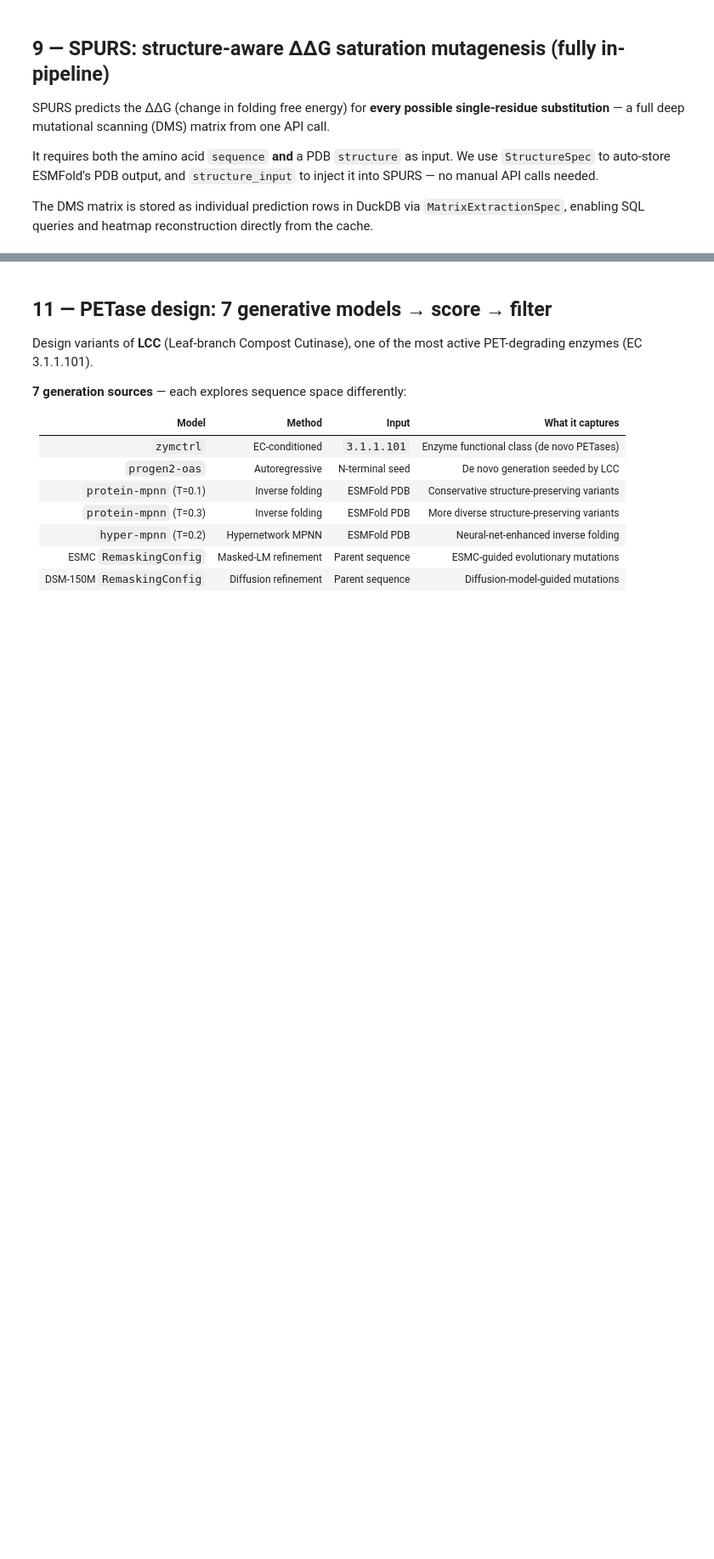
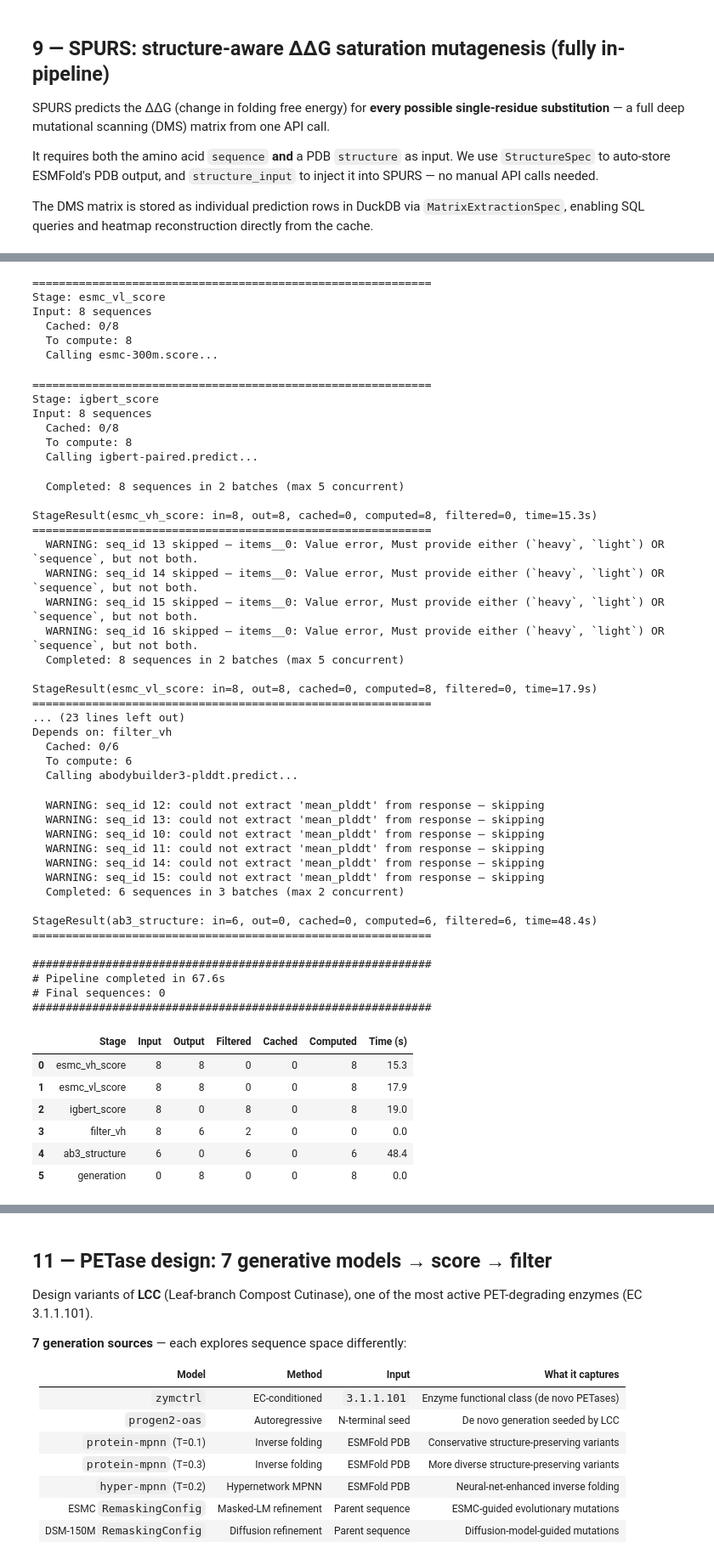
Before and after one commit to BioLM/py-biolm, a Jupyter notebook: notebooks/pipeline_demo.ipynb, the cells around one changed output, grey strips where cells are left out. Shown at 85% size. Saved outputs shown, nothing was run; the diff lists cells and outputs as text; code cells hidden in the pictures; blank space fills up the shorter version.

```diff
--- a/notebooks/pipeline_demo.ipynb
+++ b/notebooks/pipeline_demo.ipynb
@@ -1135,7 +1117,7 @@ ab_design.add_prediction(
     columns="igbert_score",
     stage_name="igbert_score",
     depends_on=["generation"],
-    item_columns={"H": "heavy_chain", "L": "light_chain"},  # both chains
+    item_columns={"heavy": "heavy_chain", "light": "light_chain"},  # both chains
     batch_size=4,
 )
 
@@ -1169,3 +1179,54 @@ TypeError: BasePipeline.__init__() got an unexpected keyword argument 'input_col
+============================================================
+Stage: esmc_vl_score
+Input: 8 sequences
+  Cached: 0/8
+  To compute: 8
+  Calling esmc-300m.score...
+============================================================
+Stage: igbert_score
+Input: 8 sequences
+  Cached: 0/8
+  To compute: 8
+  Calling igbert-paired.predict...
+  Completed: 8 sequences in 2 batches (max 5 concurrent)
+
+StageResult(esmc_vh_score: in=8, out=8, cached=0, computed=8, filtered=0, time=15.3s)
+============================================================
+  WARNING: seq_id 13 skipped — items__0: Value error, Must provide either (`heavy`, `light`) OR `sequence`, but not both.
+  WARNING: seq_id 14 skipped — items__0: Value error, Must provide either (`heavy`, `light`) OR `sequence`, but not both.
+  WARNING: seq_id 15 skipped — items__0: Value error, Must provide either (`heavy`, `light`) OR `sequence`, but not both.
+  WARNING: seq_id 16 skipped — items__0: Value error, Must provide either (`heavy`, `light`) OR `sequence`, but not both.
+  Completed: 8 sequences in 2 batches (max 5 concurrent)
+
+StageResult(esmc_vl_score: in=8, out=8, cached=0, computed=8, filtered=0, time=17.9s)
+============================================================
+... (23 lines left out)
+Depends on: filter_vh
+  Cached: 0/6
+  To compute: 6
+  Calling abodybuilder3-plddt.predict...
+  WARNING: seq_id 12: could not extract 'mean_plddt' from response — skipping
+  WARNING: seq_id 13: could not extract 'mean_plddt' from response — skipping
+  WARNING: seq_id 10: could not extract 'mean_plddt' from response — skipping
+  WARNING: seq_id 11: could not extract 'mean_plddt' from response — skipping
+  WARNING: seq_id 14: could not extract 'mean_plddt' from response — skipping
+  WARNING: seq_id 15: could not extract 'mean_plddt' from response — skipping
+  Completed: 6 sequences in 3 batches (max 2 concurrent)
+
+StageResult(ab3_structure: in=6, out=0, cached=0, computed=6, filtered=6, time=48.4s)
+============================================================
+
+############################################################
+# Pipeline completed in 67.6s
+# Final sequences: 0
+############################################################
+|  | Stage | Input | Output | Filtered | Cached | Computed | Time (s) |
+| 0 | esmc_vh_score | 8 | 8 | 0 | 0 | 8 | 15.3 |
+| 1 | esmc_vl_score | 8 | 8 | 0 | 0 | 8 | 17.9 |
+| 2 | igbert_score | 8 | 0 | 8 | 0 | 8 | 19.0 |
+| 3 | filter_vh | 8 | 6 | 2 | 0 | 0 | 0.0 |
+| 4 | ab3_structure | 6 | 0 | 6 | 0 | 6 | 48.4 |
+| 5 | generation | 0 | 8 | 0 | 0 | 8 | 0.0 |
 # %%
 # Inspect the designed antibodies
 ab_design_df = ab_design.get_final_data()
```
Also changed, not shown: parts of 16 cells of this notebook.
